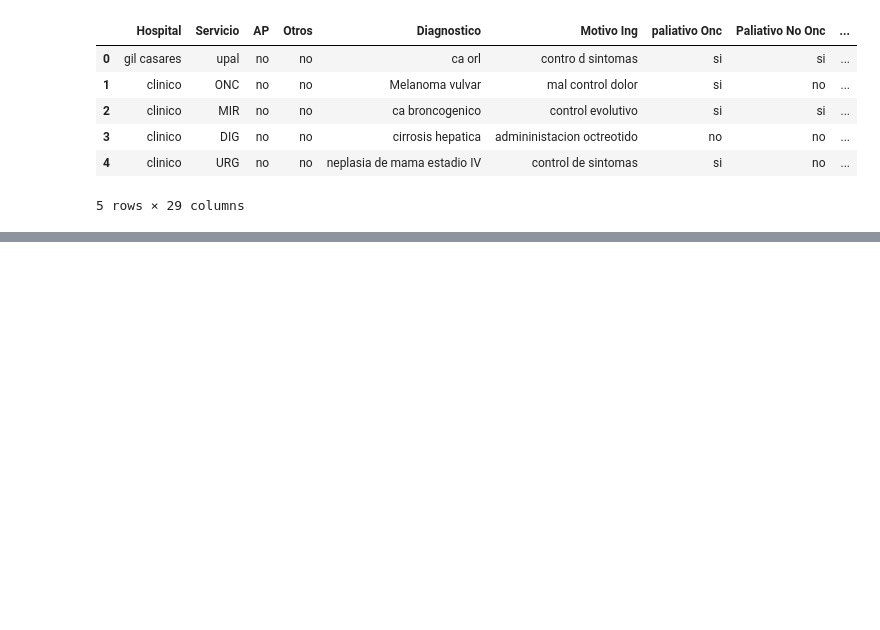
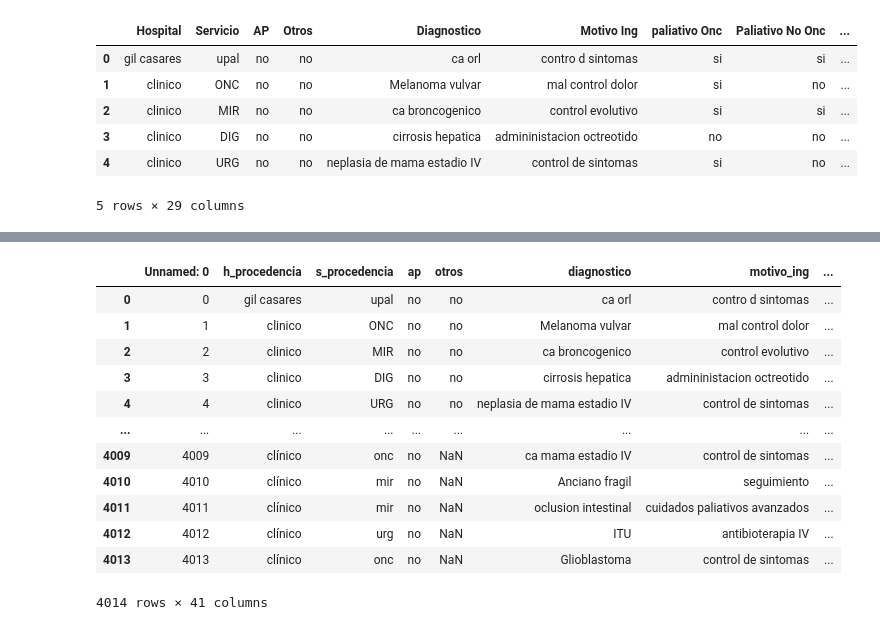
Before and after one commit to pablovdcf/TFM_HADO_Cares, a Jupyter notebook: hado-cares/notebooks/Data cleaning and preprocessing.ipynb, the cells around one changed output, grey strips where cells are left out. Cells and saved outputs as stored; diff of their text form; code cells hidden in the pictures; blank space fills up the shorter version.

```diff
--- a/hado-cares/notebooks/Data cleaning and preprocessing.ipynb
+++ b/hado-cares/notebooks/Data cleaning and preprocessing.ipynb
@@ -34,0 +406,2 @@ df_17.head()
+# %%
+df = catalog.load('hado_concat')
@@ -34,0 +486,18 @@ df_17.head()
+# %%
+df_encoded = pd.get_dummies(df, columns=['dolor'])
+# %%
+df_encoded
+# %% [output]
+|  | Unnamed: 0 | h_procedencia | s_procedencia | ap | otros | diagnostico | motivo_ing | ... |
+| 0 | 0 | gil casares | upal | no | no | ca orl | contro d sintomas | ... |
+| 1 | 1 | clinico | ONC | no | no | Melanoma vulvar | mal control dolor | ... |
+| 2 | 2 | clinico | MIR | no | no | ca broncogenico | control evolutivo | ... |
+| 3 | 3 | clinico | DIG | no | no | cirrosis hepatica | admininistacion octreotido | ... |
+| 4 | 4 | clinico | URG | no | no | neplasia de mama estadio IV | control de sintomas | ... |
+| ... | ... | ... | ... | ... | ... | ... | ... | ... |
+| 4009 | 4009 | clínico | onc | no | NaN | ca mama estadio IV | control de sintomas | ... |
+| 4010 | 4010 | clínico | mir | no | NaN | Anciano fragil | seguimiento | ... |
+| 4011 | 4011 | clínico | mir | no | NaN | oclusion intestinal | cuidados paliativos avanzados | ... |
+| 4012 | 4012 | clínico | urg | no | NaN | ITU | antibioterapia IV | ... |
+| 4013 | 4013 | clínico | onc | no | NaN | Glioblastoma | control de sintomas | ... |
+4014 rows × 41 columns
```
Also changed, not shown: parts of 49 cells of this notebook, 15 other files.
